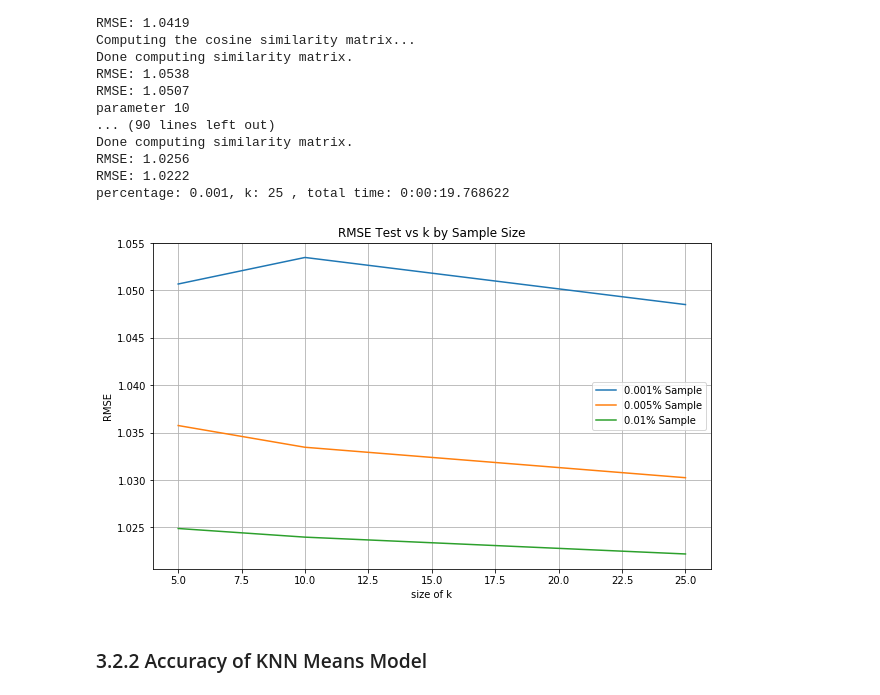
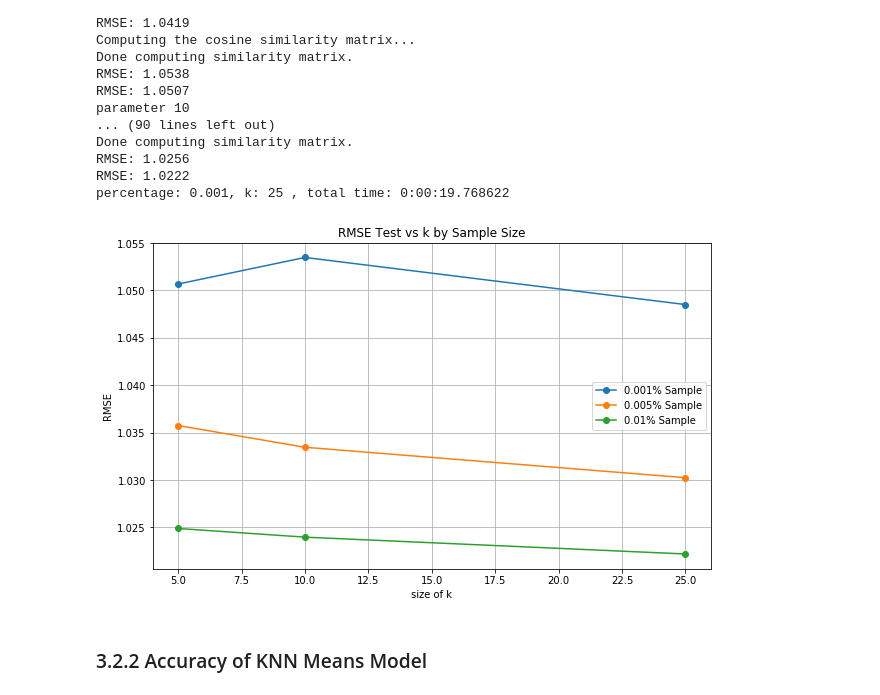
Before and after one commit to thisismeg/personalization-project1, a Jupyter notebook: personalization_project1_combined.ipynb, the cells around one changed output. Cells and saved outputs as stored; diff of their text form; code cells hidden in the pictures.

Commit message:
Add dots to plots

```diff
--- a/personalization_project1_combined.ipynb
+++ b/personalization_project1_combined.ipynb
@@ -482,17 +486,17 @@ percentage: 0.001, k: 25 , total time: 0:00:19.768622
 # %%
 plt.figure(figsize=(10, 6))
 
 for knn_rmse in knn_rmse_test:
-    plt.plot(possibleK, knn_rmse)
+    plt.plot(possibleK, knn_rmse, marker='o')
 
 plt.xlabel('size of k')
 plt.ylabel('RMSE')
 plt.title('RMSE Test vs k by Sample Size')
 plt.legend(['{}% Sample'.format(p) for p in percentages])
 plt.grid(True)
 plt.show()
 # %% [output]
-[figure, old version]
+[figure, new version]
 # %% [markdown]
 ### 3.2.2 Accuracy of KNN Means Model <a class="anchor" id="3-2-2"></a>
 # %% [markdown]
```
Also changed, not shown: parts of 16 cells of this notebook.
